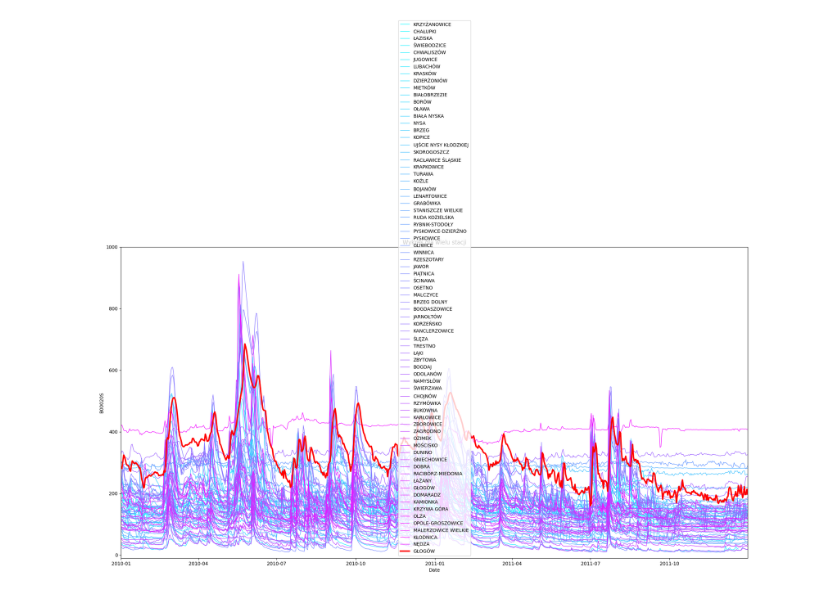
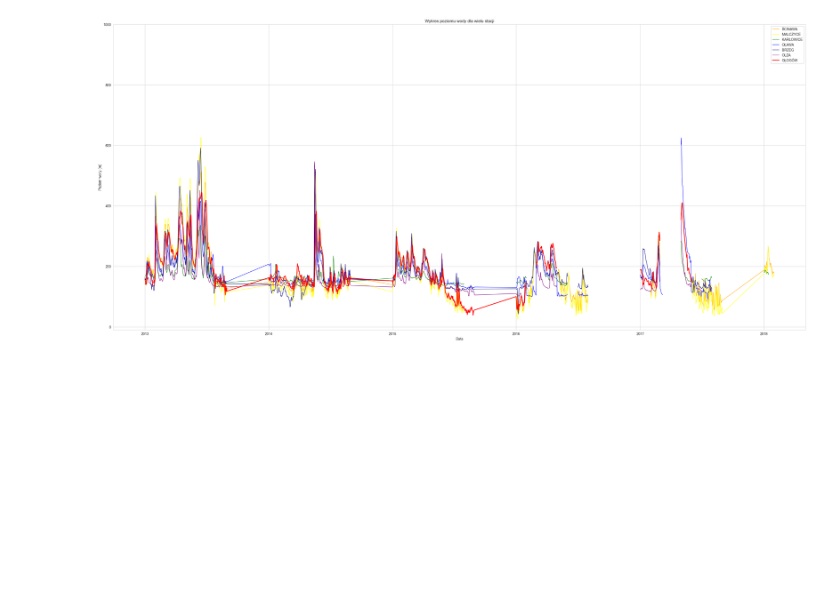
Before and after one commit to math-insight/water-level-estimation, a Jupyter notebook: src/WaterLevelCorelation.ipynb, the cells around one changed output. Saved outputs shown, nothing was run; the diff lists cells and outputs as text; code cells hidden in the pictures; blank space fills up the shorter version.

```diff
--- a/src/WaterLevelCorelation.ipynb
+++ b/src/WaterLevelCorelation.ipynb
@@ -2,67 +2,48 @@
 import pandas as pd
 import pickle
 import matplotlib.pyplot as plt
+import seaborn as sns
 
-with open(r"C:\Users\Admin\Desktop\water-level-estimation\data\B00020S.pkl", 'rb') as file:
-    data = pickle.load(file)
+data = pd.read_pickle(r"C:\Users\Admin\Desktop\water-level-estimation\data\B00020S.pkl")
 
 data['Date']=pd.to_datetime(data['Date'])
 data['B00020S']= data['B00020S'].str.replace(',', '.').astype(float)
 # %%
-import pandas as pd
-import matplotlib.pyplot as plt
-import seaborn as sns
+#stations = data['Station'].unique()
 
-#stations = data['Station'].unique()
-stations = ['KRZYŻANOWICE', 'CHAŁUPKI', 'ŁAZISKA', 'ŚWIEBODZICE', 'CHWALISZÓW', 'JUGOWICE',
-            'LUBACHÓW', 'KRASKÓW', 'DZIERŻONIÓW', 'MIETKÓW', 'BIAŁOBRZEZIE', 'BORÓW',
-            'OŁAWA', 'BIAŁA NYSKA', 'NYSA', 'BRZEG', 'KOPICE', 'UJŚCIE NYSY KŁODZKIEJ',
-            'SKOROGOSZCZ', 'RACŁAWICE ŚLĄSKIE', 'KRAPKOWICE', 'TURAWA', 'KOŹLE', 'BOJANÓW',
-            'LENARTOWICE', 'GRABÓWKA', 'STANISZCZE WIELKIE', 'RUDA KOZIELSKA',
-            'RYBNIK-STODOŁY', 'PYSKOWICE-DZIERŻNO', 'PYSKOWICE', 'GLIWICE', 'WINNICA',
-            'RZESZOTARY', 'JAWOR', 'PIĄTNICA', 'ŚCINAWA', 'OSETNO', 'MALCZYCE',
-            'BRZEG DOLNY', 'BOGDASZOWICE', 'JARNOŁTÓW', 'KORZEŃSKO', 'KANCLERZOWICE',
-            'ŚLĘZA', 'TRESTNO', 'ŁĄKI', 'ZBYTOWA', 'BOGDAJ', 'ODOLANÓW', 'NAMYSŁÓW',
-            'ŚWIERZAWA', 'CHOJNÓW', 'RZYMÓWKA', 'BUKOWNA', 'KARŁOWICE', 'ZBOROWICE',
-            'ZAGRODNO', 'OZIMEK', 'MOŚCISKO', 'DUNINO', 'GNIECHOWICE', 'DOBRA',
-            'RACIBÓRZ-MIEDONIA', 'ŁAŻANY', 'GŁOGÓW', 'DOMARADZ', 'KAMIONKA', 'KRZYWA GÓRA',
-            'OLZA', 'OPOLE-GROSZOWICE', 'MALERZOWICE WIELKIE', 'KŁODNICA', 'NĘDZA']
-
+stations = ['ŚCINAWA', 'MALCZYCE', 'KARŁOWICE', 'OŁAWA', 'BRZEG', 'OLZA']
 
 fig, ax = plt.subplots()
 
 data_temp = data.groupby(['Date', 'Station'])['B00020S'].mean().reset_index()
 
 # Filtracja po roku
-po = 2010
-przed = 2011
-data_temp =  data_temp[(data_temp['Date'].dt.year >= po) & (data_temp['Date'].dt.year <= przed)]
+data_temp =  data_temp[(data_temp['Date'].dt.year >= 2013) & (data_temp['Date'].dt.month <= 8)]
 
-# Utwórz paletę kolorów zimnych
-cold_palette = sns.color_palette('cool', n_colors=len(stations))
+custom_palette = [(1.0, 0.647, 0.0), (1.0, 1.0, 0.0), (0.0, 0.502, 0.0), (0.0, 0.0, 1.0), (0.0, 0.0, 0.502), (0.502, 0.0, 0.502)]
 
 for i, station in enumerate(stations):
     data_station = data_temp[data_temp['Station'] == station]
 
     # Dostosuj kolor linii
-    color = cold_palette[i]  # Wybierz kolor z palety
+    color = custom_palette[i]  # Wybierz kolor z palety
     ax.plot(data_station['Date'], data_station['B00020S'], label=station, linewidth=1, color=color)
 
 # Dla 'GŁOGÓW' użyj koloru czerwonego
 data_station_glogow = data_temp[data_temp['Station'] == 'GŁOGÓW']
-ax.plot(data_station_glogow['Date'], data_station_glogow['B00020S'], label='GŁOGÓW', linewidth=3, color='red')
+ax.plot(data_station_glogow['Date'], data_station_glogow['B00020S']-90, label='GŁOGÓW', linewidth=2, color='red')
 
 ax.legend()
 
-ax.set_xlabel('Date')
-ax.set_ylabel('B00020S')
-ax.set_title('Wykres dla wielu stacji')
+ax.set_xlabel('Data')
+ax.set_ylabel('Poziom wody (m)')
+ax.set_title('Wykres poziomu wody dla wielu stacji')
 
-fig.set_size_inches(24, 12)
+fig.set_size_inches(36, 16)
 
 # Limity dla czytelności
-plt.xlim(data_temp['Date'].min(), data_temp['Date'].max())
+#plt.xlim(data_temp['Date'].min(), data_temp['Date'].max())
 plt.ylim(-10, 1000)
 plt.show()
 # %% [output]
-[figure, old version]
+[figure, new version]
```
